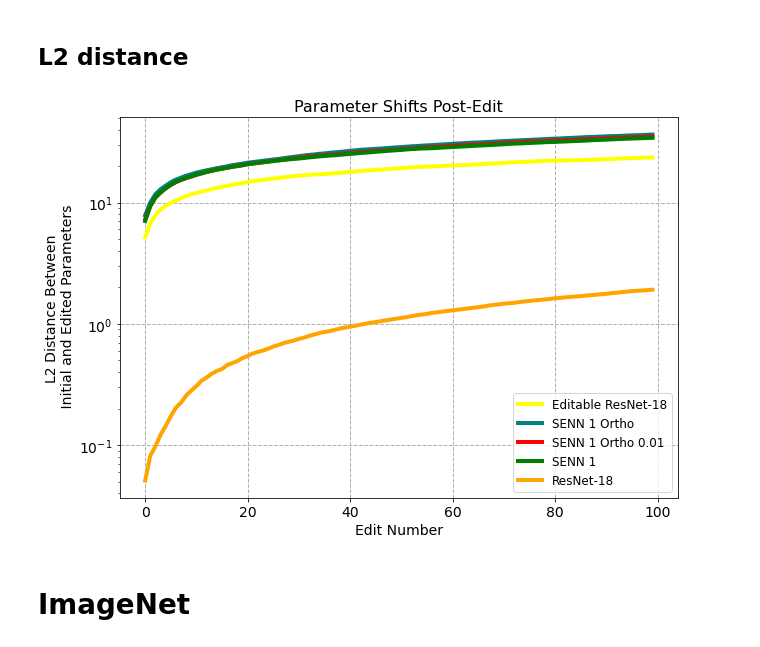
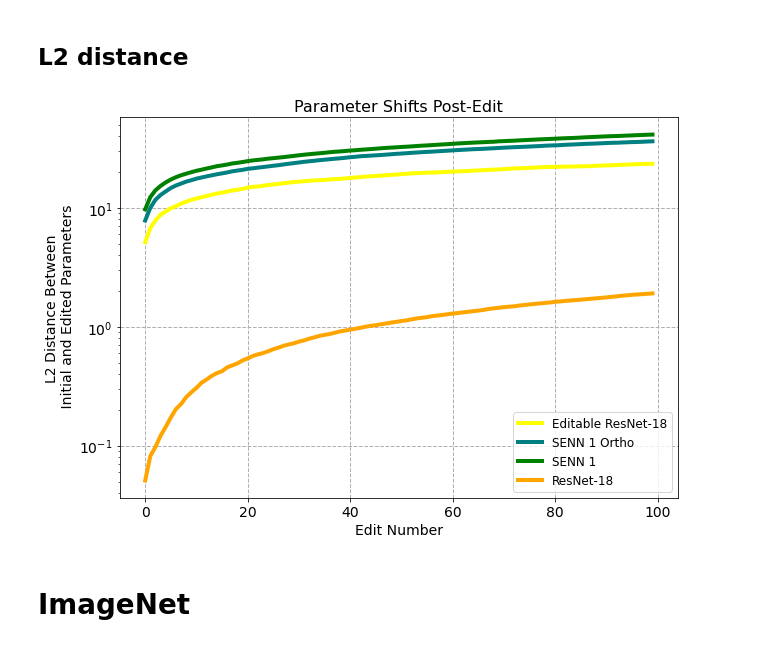
Before and after one commit to spencerbraun/editable_nlp, a Jupyter notebook: plots/Evaluation_Plots_Resnet.ipynb, the cells around one changed output. Saved outputs shown, nothing was run; the diff lists cells and outputs as text; code cells hidden in the pictures.

```diff
--- a/plots/Evaluation_Plots_Resnet.ipynb
+++ b/plots/Evaluation_Plots_Resnet.ipynb
@@ -17,7 +14,7 @@ import pandas as pd
 # CIFAR-10
 # senn20 = pd.read_csv("../src/outputs/2021-05-17/17-45-51/eval/edit_success_finetune_epoch4_ts9999.2021-05-17.17-45-51")
 senn5 = pd.read_csv("../src/outputs/2021-05-21/16-09-26/eval/edit_success_resnet18_epoch20_ts4000.2021-05-21.16-09-26")
-senn1 = pd.read_csv("../src/outputs/2021-05-21/14-30-20/eval/edit_success_finetune_epoch99_ts9999.2021-05-21.14-30-20")
+senn1 = pd.read_csv("../src/outputs/2021-05-22/17-20-19/eval/edit_success_finetune_epoch99_ts9999.2021-05-22.17-20-19")
 
 ortho5 = pd.read_csv("../src/outputs/2021-05-22/08-36-49/eval/edit_success_resnet18_epoch69_ts13600.2021-05-22.08-36-49")
 # ortho1_alt = pd.read_csv("../src/outputs/2021-05-22/08-37-07/eval/edit_success_finetune_epoch99_ts9999.2021-05-22.08-37-07")
@@ -1027,44 +1026,35 @@ plt.savefig('cifar_resnet_acc1.png', bbox_inches='tight', facecolor="#ffffff")
     .plot(color="teal", label="SENN 1 Ortho", linewidth=4)
 )
 
-(
-    ortho1_alt
-    .query('edit_step == 1')
-    .groupby("edit_number")
-    .norm.mean()
-    .plot(color="red", label="SENN 1 Ortho 0.01", linewidth=4)
-)
-
-
 
 (
     senn1
     .query('edit_step == 1')
     .groupby("edit_number")
     .norm.mean()
     .plot(color="green", label="SENN 1", linewidth=4)
 )
 
 (
     base
     .query('edit_number < 100')
     .query('edit_step == 1')
     .groupby("edit_number")
     .norm.mean()
     .plot(color='orange', label="ResNet-18", linewidth=4)
 )
 
 plt.xlabel("Edit Number", fontsize=14)
 plt.xticks(fontsize=14)
 plt.ylabel("L2 Distance Between\n Initial and Edited Parameters", fontsize=14)
 plt.yticks(fontsize=14)
 plt.yscale("log")
 plt.legend(fontsize=12)
 plt.grid(linestyle='--', linewidth=1)
 plt.title("Parameter Shifts Post-Edit", fontsize=16)
 plt.savefig('l2_distance.png', bbox_inches='tight', facecolor="#ffffff")
 # %% [output]
-[figure, old version]
+[figure, new version]
 # %% [markdown]
 # ImageNet
 # %% [markdown]
```
Also changed, not shown: parts of 3 cells of this notebook, 11 other files.
